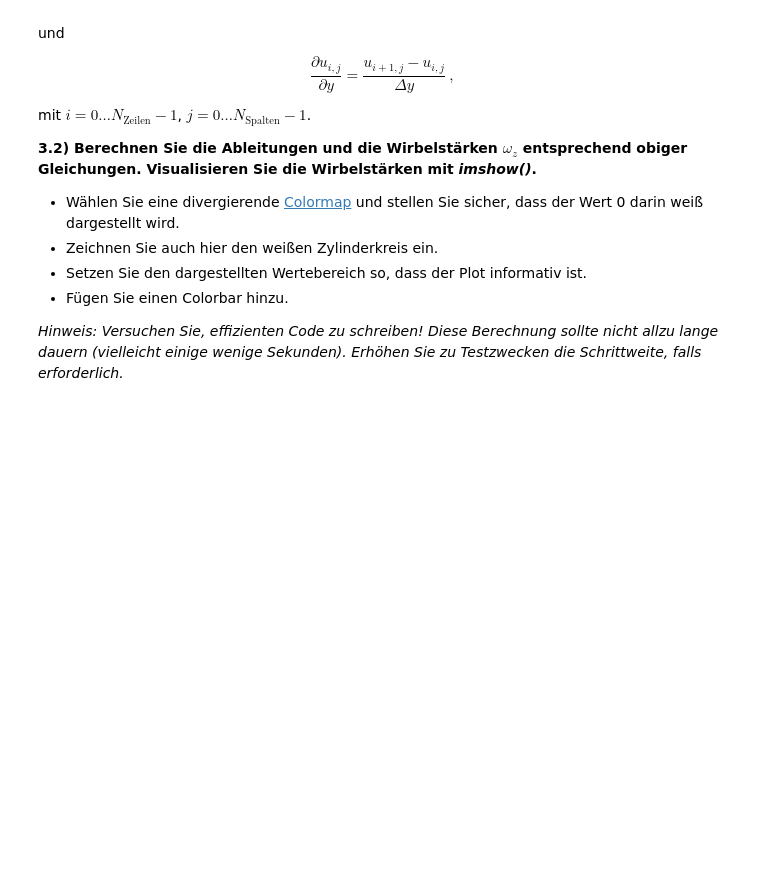
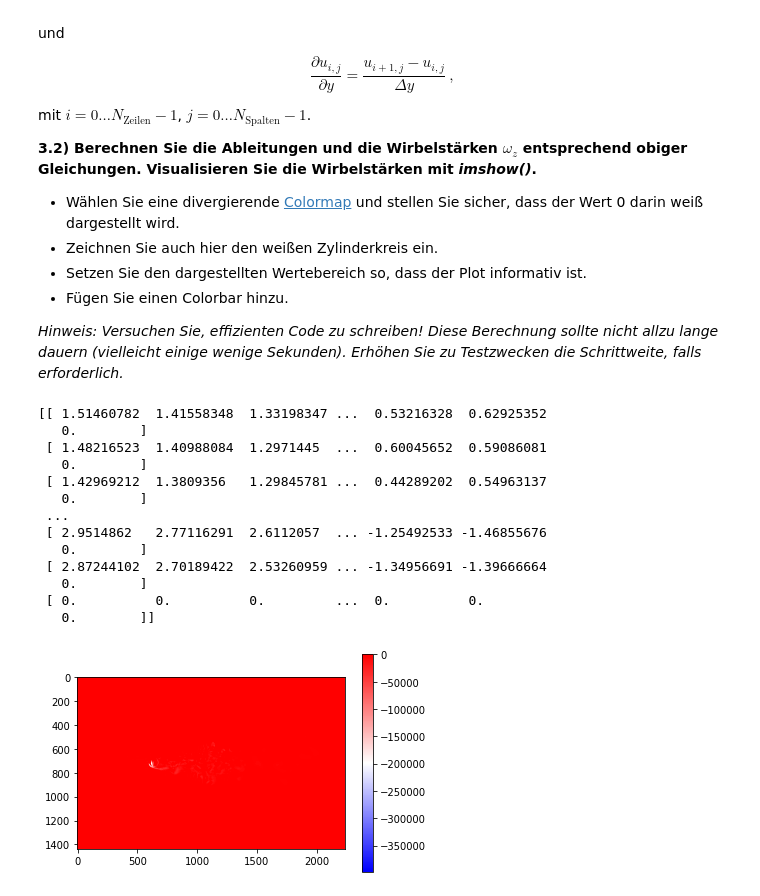
Before and after one commit to JuliusGoelz/Python_fuer_Ingenieure, a Jupyter notebook: HA3normal_Gruppe000.ipynb, the cells around one changed output. Cells and saved outputs as stored; diff of their text form; code cells hidden in the pictures; blank space fills up the shorter version.

```diff
--- a/HA3normal_Gruppe000.ipynb
+++ b/HA3normal_Gruppe000.ipynb
@@ -223,3 +281,36 @@ mit $i=0\ldots N_\text{Zeilen}-1$, $j=0\ldots N_\text{Spalten}-1$.
 _Hinweis: Versuchen Sie, effizienten Code zu schreiben! Diese Berechnung sollte nicht allzu lange dauern (vielleicht einige wenige Sekunden). Erhöhen Sie zu Testzwecken die Schrittweite, falls erforderlich._
 # %%
 # Hier eigenen Code schreiben ...
+def calcDQuot(velocityLetter: str) -> np.array:
+    if velocityLetter == "u": plus_i, plus_j = (1, 0)
+    elif velocityLetter == "v": plus_i, plus_j = (0, 1)
+    newArray = np.empty_like(gridDataDict[velocityLetter])
+    for i in range(0, gridDataDict[velocityLetter].shape[0] - 1):
+        for j in range(0, gridDataDict[velocityLetter].shape[1] - 1):
+            newArray[i, j] = (gridDataDict[velocityLetter][i+plus_i, j+plus_j] - gridDataDict[velocityLetter][i, j])/step
+    return newArray
+
+### dv nach dx
+du_dy = calcDQuot("u")
+dv_dx = calcDQuot("v")
+
+omega_z = dv_dx - du_dy
+
+plt.imshow(omega_z, vmax=vmax) #cmap="bwr"  #Also gut ist das noch nicht. Irgendwas ist noch falsch...
+plt.colorbar()
+print(omega_z)
+# %% [output]
+[[ 1.51460782  1.41558348  1.33198347 ...  0.53216328  0.62925352
+   0.        ]
+ [ 1.48216523  1.40988084  1.2971445  ...  0.60045652  0.59086081
+   0.        ]
+ [ 1.42969212  1.3809356   1.29845781 ...  0.44289202  0.54963137
+   0.        ]
+ ...
+ [ 2.9514862   2.77116291  2.6112057  ... -1.25492533 -1.46855676
+   0.        ]
+ [ 2.87244102  2.70189422  2.53260959 ... -1.34956691 -1.39666664
+   0.        ]
+ [ 0.          0.          0.         ...  0.          0.
+   0.        ]]
+[figure, added]
```
Also changed, not shown: parts of 7 cells of this notebook, 1 other file.
